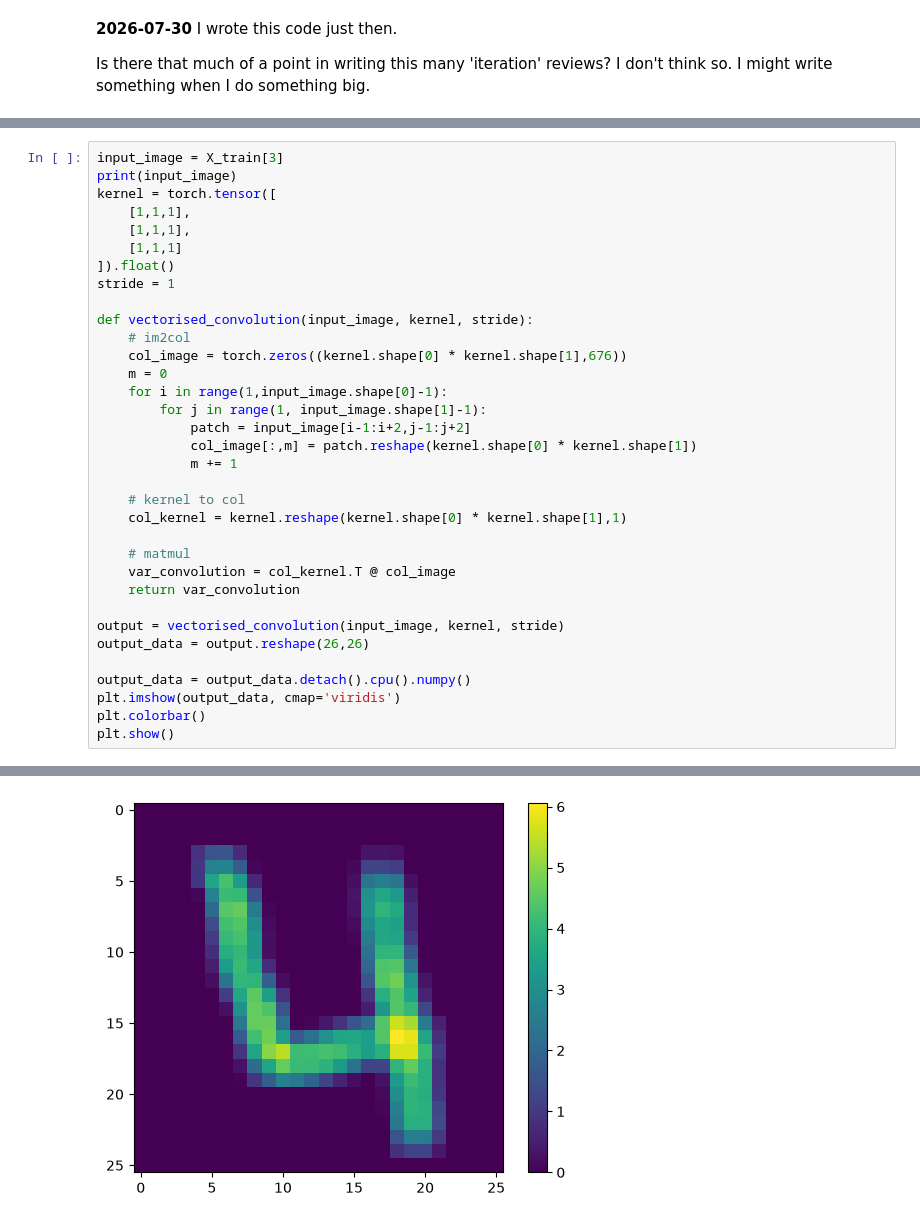
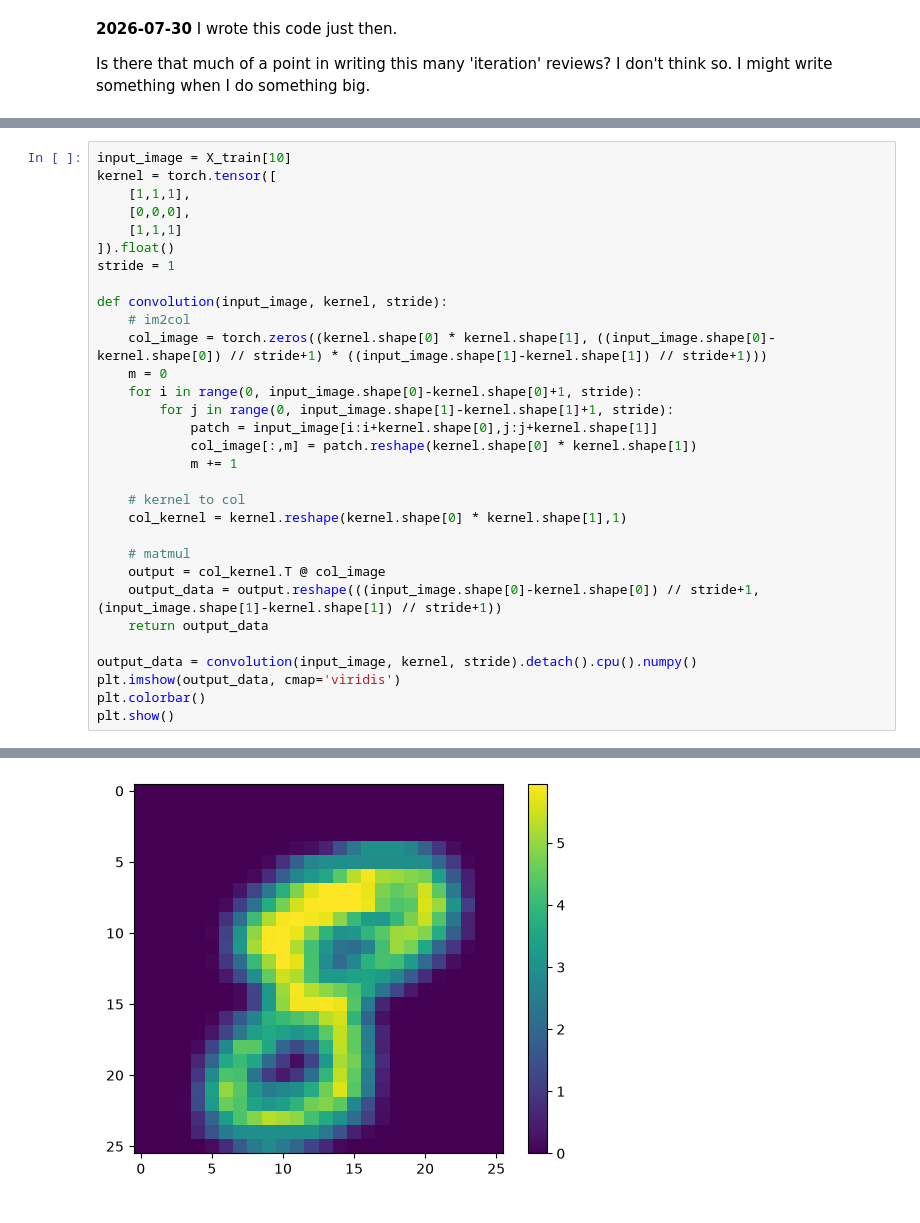
Before and after one commit to TiredTiddles/MNIST-from-scratch, a Jupyter notebook: [2] cnn_from_scratch/[8] pytorch_cnnfs/[8] pytorch_cnnfs.ipynb, the cells around one changed output, grey strips where cells are left out. Cells and saved outputs as stored; diff of their text form.

Commit message:
My friend told me to commit more. So I will. Anyways updated the convolution function.

```diff
--- a/[2] cnn_from_scratch/[8] pytorch_cnnfs/[8] pytorch_cnnfs.ipynb
+++ b/[2] cnn_from_scratch/[8] pytorch_cnnfs/[8] pytorch_cnnfs.ipynb
@@ -193,20 +202,19 @@ Is there that much of a point in writing this many 'iteration' reviews? I don't
 # %%
-input_image = X_train[3]
-print(input_image)
+input_image = X_train[10]
 kernel = torch.tensor([
     [1,1,1],
-    [1,1,1],
+    [0,0,0],
     [1,1,1]
 ]).float()
 stride = 1
 
-def vectorised_convolution(input_image, kernel, stride):
+def convolution(input_image, kernel, stride):
     # im2col
-    col_image = torch.zeros((kernel.shape[0] * kernel.shape[1],676))
+    col_image = torch.zeros((kernel.shape[0] * kernel.shape[1], ((input_image.shape[0]-kernel.shape[0]) // stride+1) * ((input_image.shape[1]-kernel.shape[1]) // stride+1)))
     m = 0
-    for i in range(1,input_image.shape[0]-1):
-        for j in range(1, input_image.shape[1]-1):
-            patch = input_image[i-1:i+2,j-1:j+2]
+    for i in range(0, input_image.shape[0]-kernel.shape[0]+1, stride):
+        for j in range(0, input_image.shape[1]-kernel.shape[1]+1, stride):
+            patch = input_image[i:i+kernel.shape[0],j:j+kernel.shape[1]]
             col_image[:,m] = patch.reshape(kernel.shape[0] * kernel.shape[1])
             m += 1
 
@@ -214,13 +222,11 @@ def vectorised_convolution(input_image, kernel, stride):
     col_kernel = kernel.reshape(kernel.shape[0] * kernel.shape[1],1)
 
     # matmul
-    var_convolution = col_kernel.T @ col_image
-    return var_convolution
+    output = col_kernel.T @ col_image
+    output_data = output.reshape(((input_image.shape[0]-kernel.shape[0]) // stride+1, (input_image.shape[1]-kernel.shape[1]) // stride+1))
+    return output_data
 
-output = vectorised_convolution(input_image, kernel, stride)
-output_data = output.reshape(26,26)
-
-output_data = output_data.detach().cpu().numpy()
+output_data = convolution(input_image, kernel, stride).detach().cpu().numpy()
 plt.imshow(output_data, cmap='viridis')
 plt.colorbar()
 plt.show()
@@ -245 +234 @@ tensor([[0.0000, 0.0000, 0.0000, 0.0000, 0.0000, 0.0000, 0.0000, 0.0000, 0.0000,
-[figure, old version]
+[figure, new version]
```
Also changed, not shown: parts of 2 cells of this notebook.
